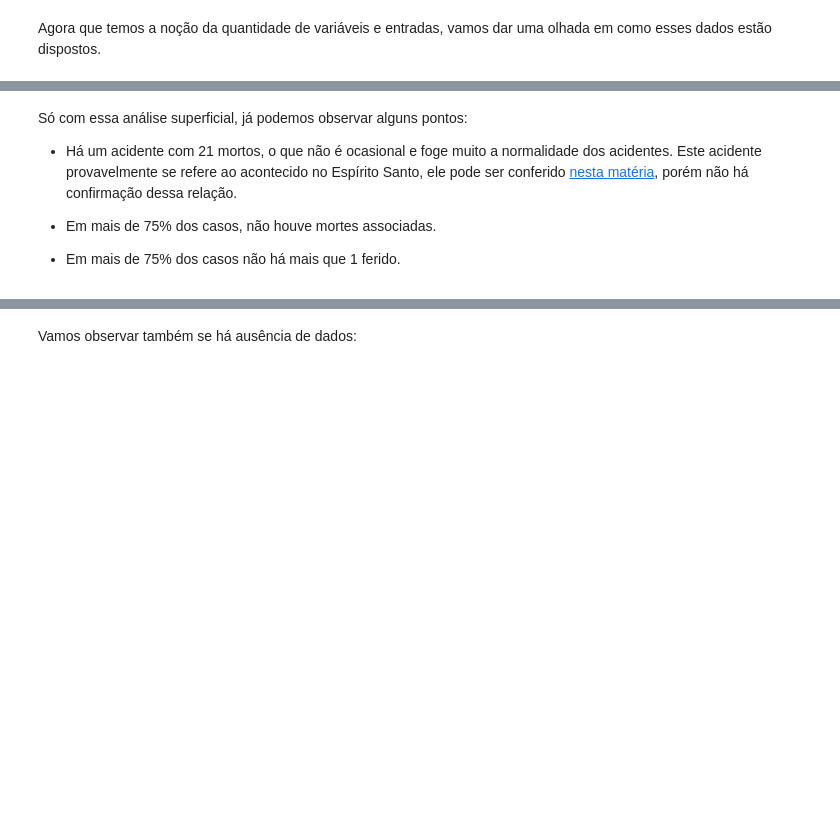
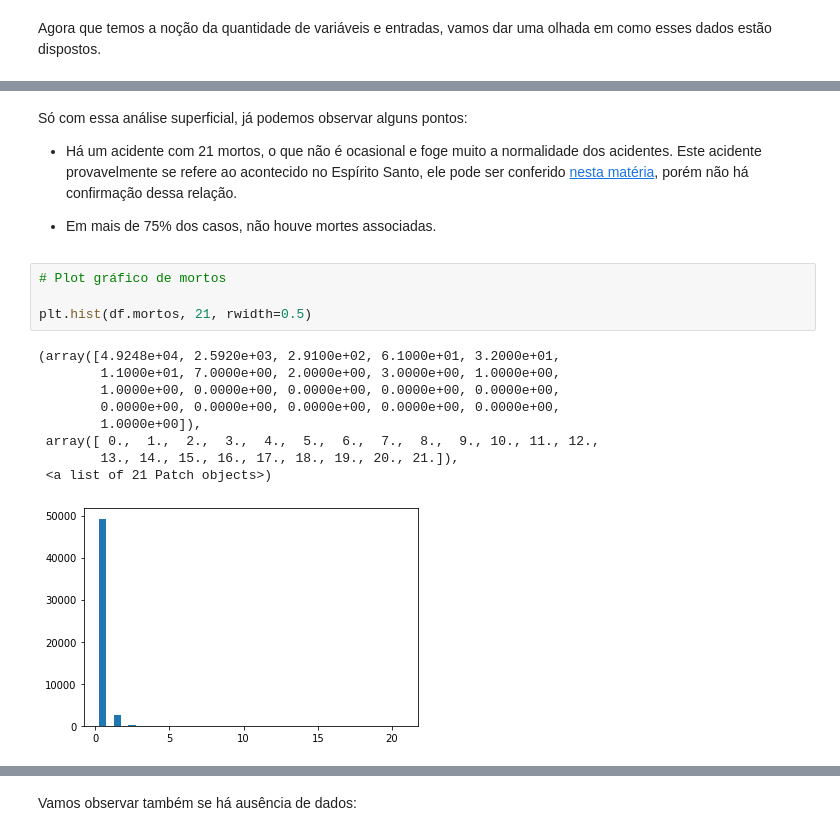
Before and after one commit to medeirosgian/Data-Science, a Jupyter notebook: Análise_dos_acidentes_PRF2017.ipynb, the cells around one changed output, grey strips where cells are left out. Drawn from its saved outputs; the diff is of its cells as text; blank space fills up the shorter version.

```diff
--- a/Análise_dos_acidentes_PRF2017.ipynb
+++ b/Análise_dos_acidentes_PRF2017.ipynb
@@ -120,5 +120,17 @@ Só com essa análise superficial, já podemos observar alguns pontos:
 - Há um acidente com 21 mortos, o que não é ocasional e foge muito a normalidade dos acidentes. Este acidente provavelmente se refere ao acontecido no Espírito Santo, ele pode ser conferido [nesta matéria](https://g1.globo.com/espirito-santo/noticia/acidente-com-quatro-veiculos-deixa-mortos-e-feridos-na-br-101-em-guarapari.ghtml), porém não há confirmação dessa relação.
 
 - Em mais de 75% dos casos, não houve mortes associadas.
-
-- Em mais de 75% dos casos não há mais que 1 ferido.
+# %%
+# Plot gráfico de mortos
+
+plt.hist(df.mortos, 21, rwidth=0.5)
+# %% [output]
+(array([4.9248e+04, 2.5920e+03, 2.9100e+02, 6.1000e+01, 3.2000e+01,
+        1.1000e+01, 7.0000e+00, 2.0000e+00, 3.0000e+00, 1.0000e+00,
+        1.0000e+00, 0.0000e+00, 0.0000e+00, 0.0000e+00, 0.0000e+00,
+        0.0000e+00, 0.0000e+00, 0.0000e+00, 0.0000e+00, 0.0000e+00,
+        1.0000e+00]),
+ array([ 0.,  1.,  2.,  3.,  4.,  5.,  6.,  7.,  8.,  9., 10., 11., 12.,
+        13., 14., 15., 16., 17., 18., 19., 20., 21.]),
+ <a list of 21 Patch objects>)
+[figure, added]
```
Also changed, not shown: parts of 2 cells of this notebook.
